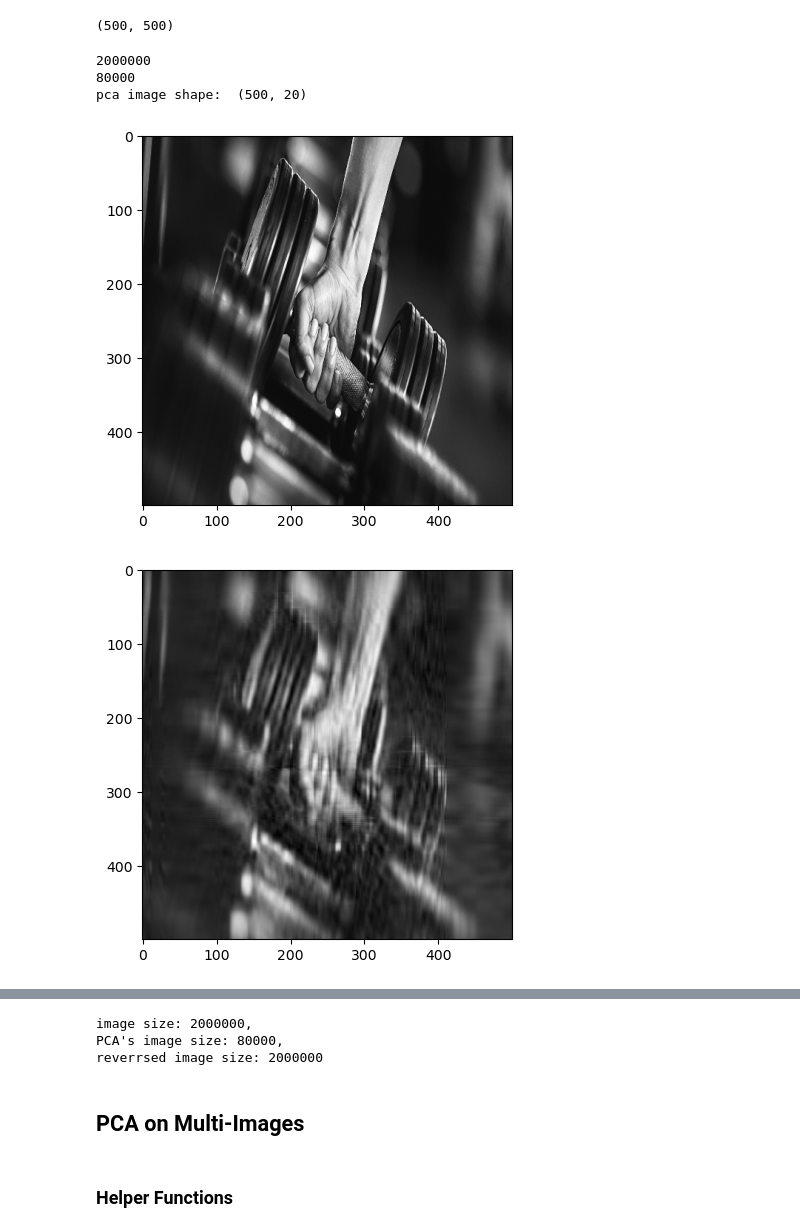
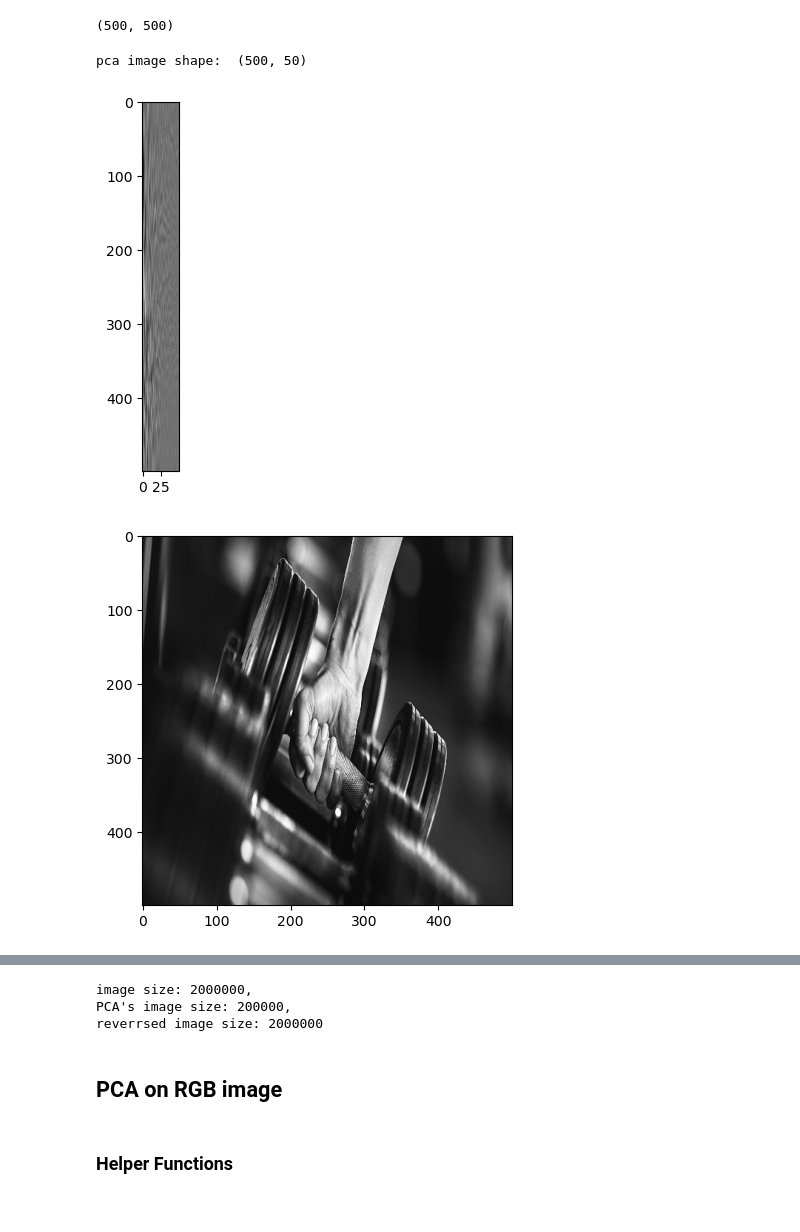
Before and after one commit to MagdiWaleed/assignments, a Jupyter notebook: GAN/PCA.ipynb, the cells around one changed output, grey strips where cells are left out. Saved outputs shown, nothing was run; the diff lists cells and outputs as text; code cells hidden in the pictures.

```diff
--- a/GAN/PCA.ipynb
+++ b/GAN/PCA.ipynb
@@ -12,6 +12,7 @@ class PCA:
         self.n_components = n_components
         self.components = None
         self.mean = None
+
 
     def normalization(self,image):
         temp = deepcopy(image)
@@ -33,11 +34,15 @@ class PCA:
     def covariance(self,image):
         temp = deepcopy(image)
         temp = temp.T
+        # i = len(image)*len(image)
+        ii=0
         covariance_matrix= np.zeros((len(image[0]),len(image[0])))
         for component1 in range(len(temp)):
             for component2 in range(len(temp)):
                 variance =self.calc_covariance(temp[component1],temp[component2])
                 covariance_matrix[component1][component2]= variance
+                # print(ii/i)
+                # ii+=1
         return covariance_matrix
 
     def calc_eign(self,matrix):
@@ -51,9 +56,12 @@ class PCA:
         covariance_matrix = self.covariance(normalized_img)
 
         eigen_values,eigen_vectors = self.calc_eign(covariance_matrix)
+
         eigen_vectors = eigen_vectors.T
+
+
         indecis = np.argsort(eigen_values)[::-1]
-        eigen_values =eigen_values[indecis]
+
         eigen_vectors = eigen_vectors[indecis]
 
         self.components= eigen_vectors[:self.n_components]
@@ -85,24 +93,25 @@ image.shape
 # %% [output]
 (500, 500)
 # %%
-pca = PCA(n_components=20)
+pca = PCA(n_components=50)
 pca.fit(image)
-image = np.array(image, dtype=np.float64)
+
+image = np.array(image,dtype=np.float64)
+
 pca_image= pca.transform(image)
-print(image.nbytes)
-print(pca_image.nbytes)
 pca_reverse = pca.reverse(pca_image)
 pca_reverse = np.real(pca_reverse)
 print("pca image shape: ",pca_image.shape)
+
+plt.imshow(pca_image,cmap="gray")
+plt.show()
 plt.imshow(image,cmap="gray")
 plt.show()
 plt.imshow(pca_reverse,cmap="gray")
 plt.show()
 
 print("image size: {}, \nPCA's image size: {}, \nreverrsed image size: {}".format(image.nbytes, pca_image.nbytes, pca_reverse.nbytes))
 # %% [output]
-2000000
-80000
-pca image shape:  (500, 20)
+pca image shape:  (500, 50)
-[figure, old version]
+[figure, new version]
-[figure, old version]
+[figure, new version]
@@ -109,7 +119,7 @@ pca image shape:  (500, 20)
 image size: 2000000,
-PCA's image size: 80000,
+PCA's image size: 200000,
 reverrsed image size: 2000000
 # %% [markdown]
-## PCA on Multi-Images
+## PCA on RGB image
 # %% [markdown]
 ### Helper Functions
```
Also changed, not shown: parts of 11 cells of this notebook.
